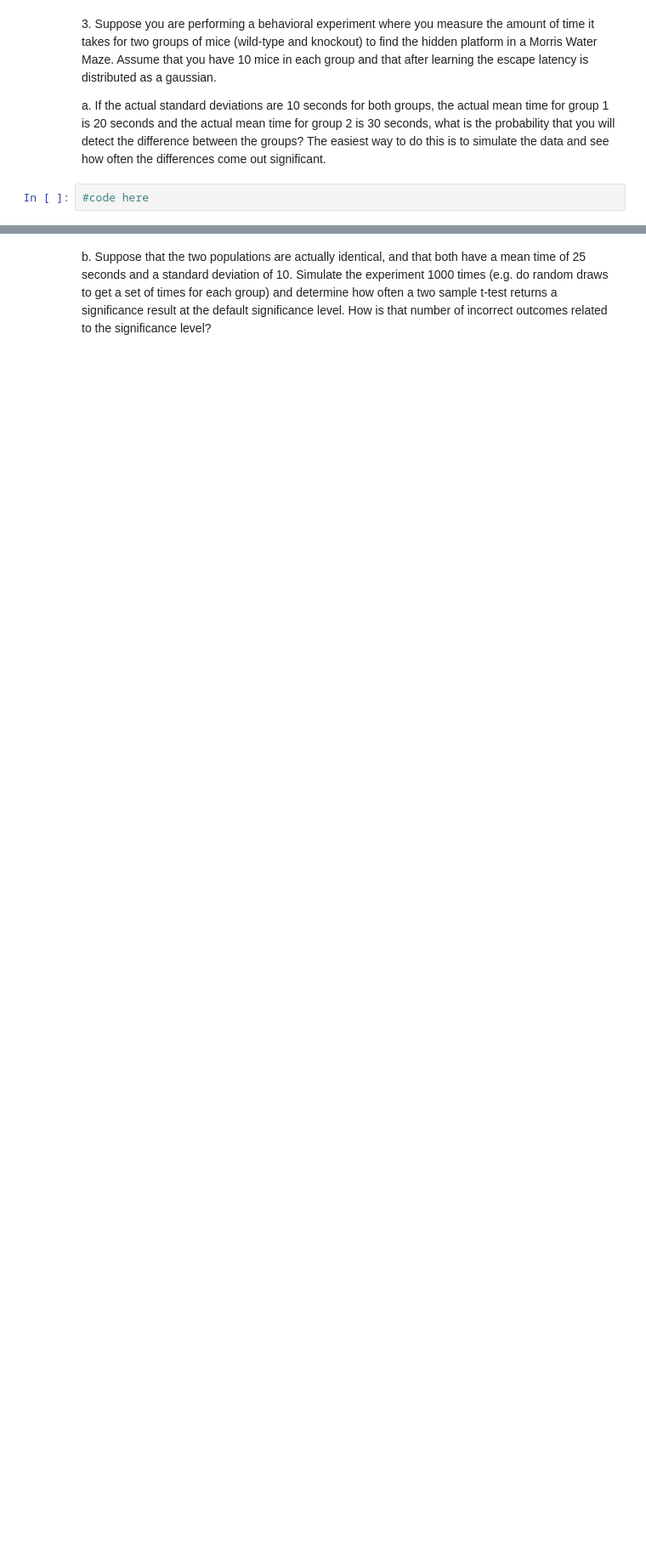
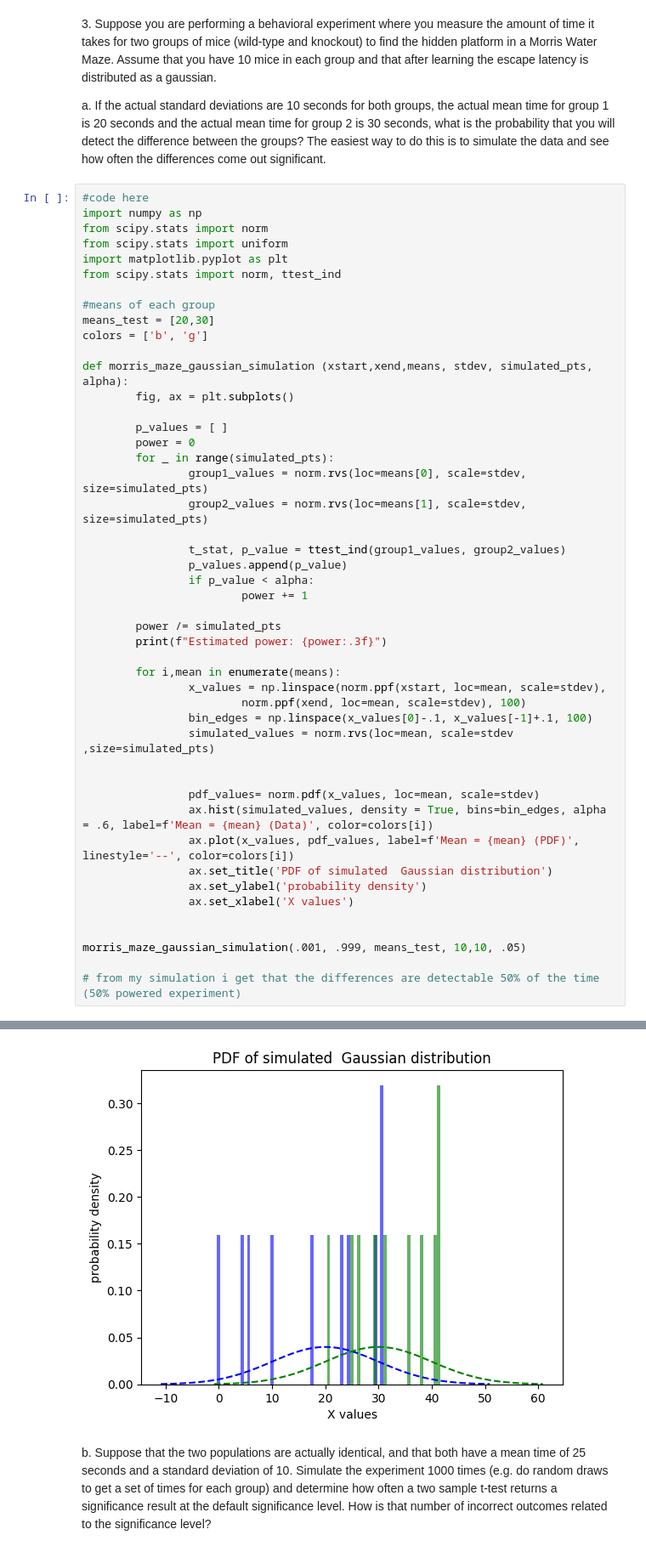
Before and after one commit to ahakimi01/NS248, a Jupyter notebook: Lecture2_HypothesisTesting_ProblemSet.ipynb, the cells around one changed output, grey strips where cells are left out. Shown: that part at 85% size. Cells and saved outputs as stored; diff of their text form; blank space fills up the shorter version.

```diff
--- a/Lecture2_HypothesisTesting_ProblemSet.ipynb
+++ b/Lecture2_HypothesisTesting_ProblemSet.ipynb
@@ -37,3 +146,49 @@ latency is distributed as a gaussian.
 a\. If the actual standard deviations are 10 seconds for both groups, the actual mean time for group 1 is 20 seconds and the actual mean time for group 2 is 30 seconds, what is the probability that you will detect the difference between the groups? The easiest way to do this is to simulate the data and see how often the differences come out significant.
 # %%
 #code here
+import numpy as np
+from scipy.stats import norm
+from scipy.stats import uniform
+import matplotlib.pyplot as plt
+from scipy.stats import norm, ttest_ind
+
+#means of each group
+means_test = [20,30]
+colors = ['b', 'g']
+
+def morris_maze_gaussian_simulation (xstart,xend,means, stdev, simulated_pts, alpha):
+        fig, ax = plt.subplots()
+
+        p_values = [ ]
+        power = 0
+        for _ in range(simulated_pts):
+                group1_values = norm.rvs(loc=means[0], scale=stdev, size=simulated_pts)
+                group2_values = norm.rvs(loc=means[1], scale=stdev, size=simulated_pts)
+
+                t_stat, p_value = ttest_ind(group1_values, group2_values)
+                p_values.append(p_value)
+                if p_value < alpha:
+                        power += 1
+
+        power /= simulated_pts
+        print(f"Estimated power: {power:.3f}")
+
+        for i,mean in enumerate(means):
+                x_values = np.linspace(norm.ppf(xstart, loc=mean, scale=stdev),
+                        norm.ppf(xend, loc=mean, scale=stdev), 100)
+                bin_edges = np.linspace(x_values[0]-.1, x_values[-1]+.1, 100)
+                simulated_values = norm.rvs(loc=mean, scale=stdev ,size=simulated_pts)
+
+
+                pdf_values= norm.pdf(x_values, loc=mean, scale=stdev)
+                ax.hist(simulated_values, density = True, bins=bin_edges, alpha = .6, label=f'Mean = {mean} (Data)', color=colors[i])
+                ax.plot(x_values, pdf_values, label=f'Mean = {mean} (PDF)', linestyle='--', color=colors[i])
+                ax.set_title('PDF of simulated  Gaussian distribution')
+                ax.set_ylabel('probability density')
+                ax.set_xlabel('X values')
+
+
+morris_maze_gaussian_simulation(.001, .999, means_test, 10,10, .05)
+
+# from my simulation i get that the differences are detectable 50% of the time (50% powered experiment)
+# %% [output]
@@ -40,3 +196,4 @@ a\. If the actual standard deviations are 10 seconds for both groups, the actual
+[figure, added]
 # %% [markdown]
 b\. Suppose that the two populations are actually identical, and that both have a mean time of 25 seconds and a standard deviation of 10.
 Simulate the experiment 1000 times (e.g. do random draws to get a set of times for each group) and determine how often a two sample t-test returns a significance result at the default significance level. How is that number of incorrect outcomes related to the significance level?
```
Also changed, not shown: parts of 4 cells of this notebook.
